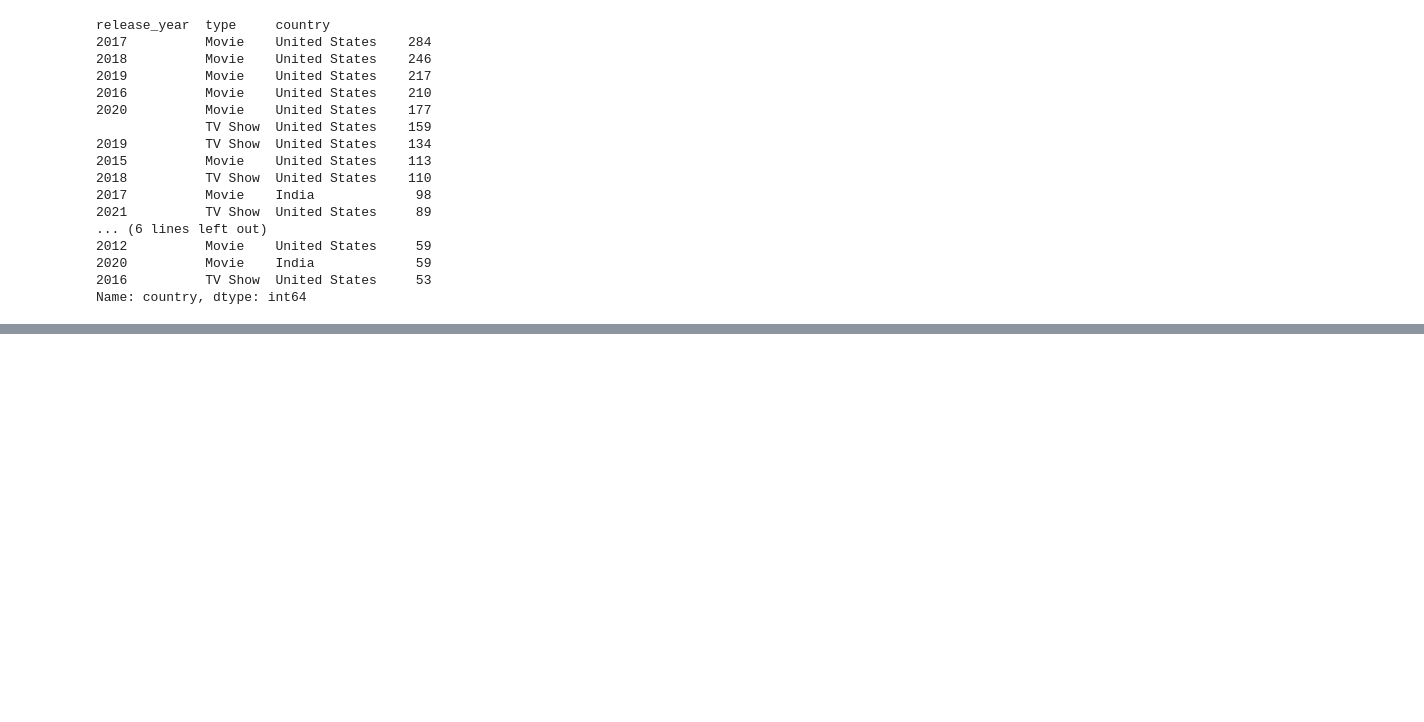
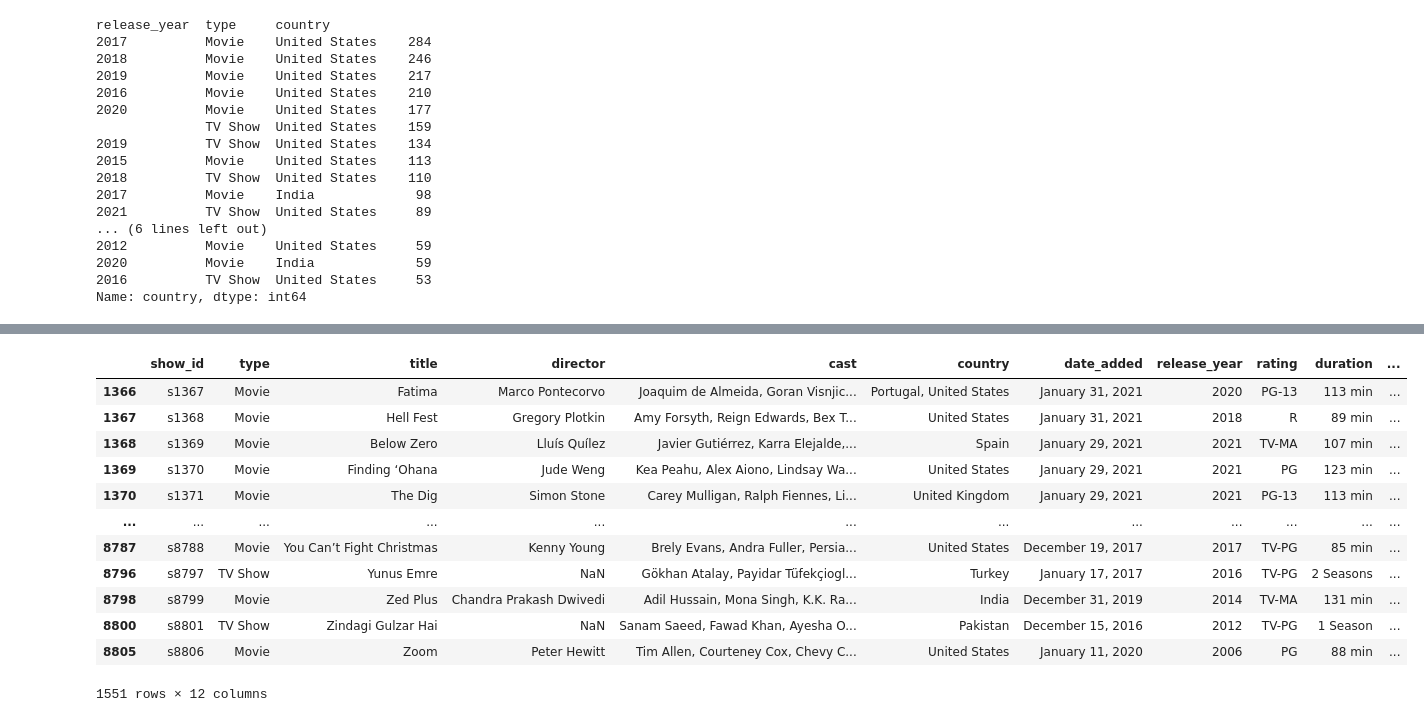
Before and after one commit to pkmariya/Python, a Jupyter notebook: NetflixProject_Mariya_DSMLJune22.ipynb, the cells around one changed output, grey strips where cells are left out. Drawn from its saved outputs; the diff is of its cells as text; code cells hidden in the pictures; blank space fills up the shorter version.

```diff
--- a/NetflixProject_Mariya_DSMLJune22.ipynb
+++ b/NetflixProject_Mariya_DSMLJune22.ipynb
@@ -352,0 +389,17 @@ Name: country, dtype: int64
+# %%
+month_wise_list = ndf.loc[(ndf['date_added'].str.contains('January')) | (ndf['date_added'].str.contains('December'))]
+month_wise_list
+# %% [output]
+|  | show_id | type | title | director | cast | country | date_added | release_year | rating | duration | ... |
+| 1366 | s1367 | Movie | Fatima | Marco Pontecorvo | Joaquim de Almeida, Goran Visnjic... | Portugal, United States | January 31, 2021 | 2020 | PG-13 | 113 min | ... |
+| 1367 | s1368 | Movie | Hell Fest | Gregory Plotkin | Amy Forsyth, Reign Edwards, Bex T... | United States | January 31, 2021 | 2018 | R | 89 min | ... |
+| 1368 | s1369 | Movie | Below Zero | Lluís Quílez | Javier Gutiérrez, Karra Elejalde,... | Spain | January 29, 2021 | 2021 | TV-MA | 107 min | ... |
+| 1369 | s1370 | Movie | Finding ‘Ohana | Jude Weng | Kea Peahu, Alex Aiono, Lindsay Wa... | United States | January 29, 2021 | 2021 | PG | 123 min | ... |
+| 1370 | s1371 | Movie | The Dig | Simon Stone | Carey Mulligan, Ralph Fiennes, Li... | United Kingdom | January 29, 2021 | 2021 | PG-13 | 113 min | ... |
+| ... | ... | ... | ... | ... | ... | ... | ... | ... | ... | ... | ... |
+| 8787 | s8788 | Movie | You Can’t Fight Christmas | Kenny Young | Brely Evans, Andra Fuller, Persia... | United States | December 19, 2017 | 2017 | TV-PG | 85 min | ... |
+| 8796 | s8797 | TV Show | Yunus Emre | NaN | Gökhan Atalay, Payidar Tüfekçiogl... | Turkey | January 17, 2017 | 2016 | TV-PG | 2 Seasons | ... |
+| 8798 | s8799 | Movie | Zed Plus | Chandra Prakash Dwivedi | Adil Hussain, Mona Singh, K.K. Ra... | India | December 31, 2019 | 2014 | TV-MA | 131 min | ... |
+| 8800 | s8801 | TV Show | Zindagi Gulzar Hai | NaN | Sanam Saeed, Fawad Khan, Ayesha O... | Pakistan | December 15, 2016 | 2012 | TV-PG | 1 Season | ... |
+| 8805 | s8806 | Movie | Zoom | Peter Hewitt | Tim Allen, Courteney Cox, Chevy C... | United States | January 11, 2020 | 2006 | PG | 88 min | ... |
+1551 rows × 12 columns
```
Also changed, not shown: parts of 3 cells of this notebook.
